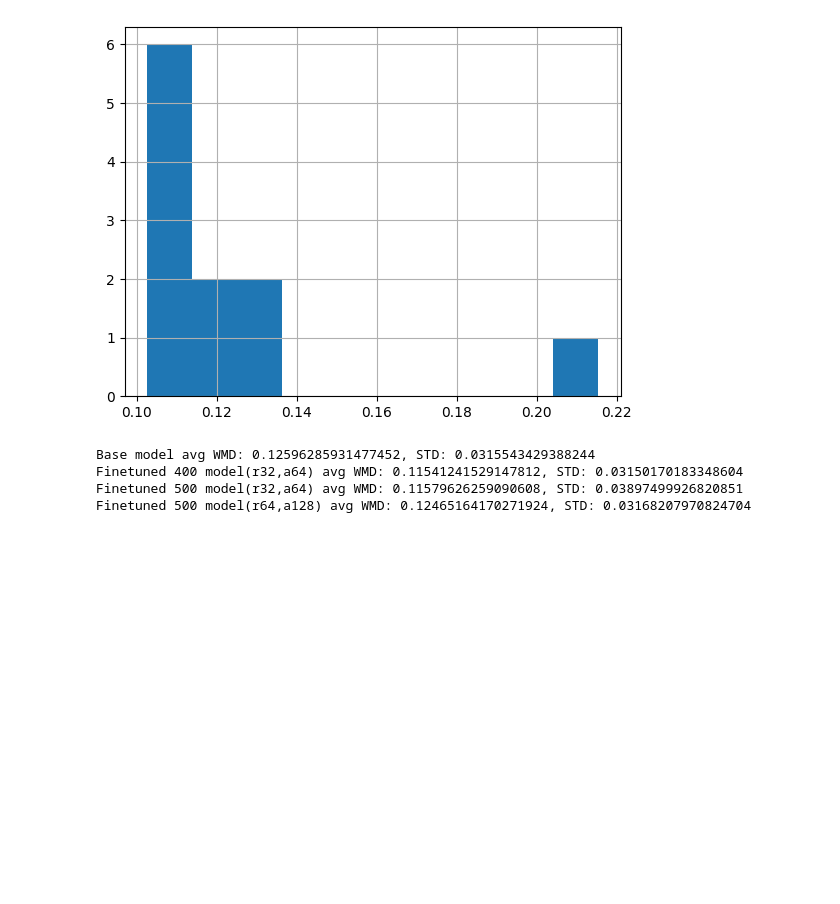
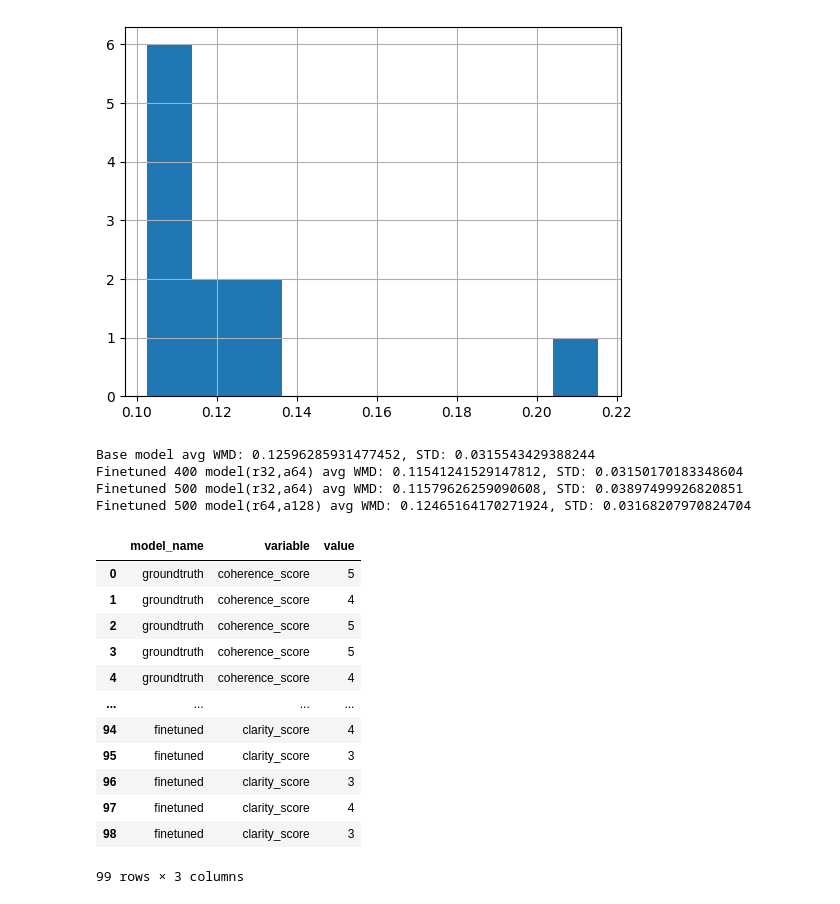
Before and after one commit to witold87/llm-bielik-ft-legal, a Jupyter notebook: src/llm-bielik-ft-fine-tuning-part-II.ipynb, the cells around one changed output. Cells and saved outputs as stored; diff of their text form; code cells hidden in the pictures; blank space fills up the shorter version.

```diff
--- a/src/llm-bielik-ft-fine-tuning-part-II.ipynb
+++ b/src/llm-bielik-ft-fine-tuning-part-II.ipynb
@@ -336,0 +379,4 @@ Finetuned 500 model(r64,a128) avg WMD: 0.12465164170271924, STD: 0.0316820797082
+# %%
+groundtruth_results['accuracy_score'] = groundtruth_results[metric_name].apply(get_score)
+baseline_model_results['accuracy_score'] = baseline_model_results[metric_name].apply(get_score)
+finetuned_model_results['accuracy_score'] = finetuned_model_results[metric_name].apply(get_score)
@@ -336,0 +398,17 @@ Finetuned 500 model(r64,a128) avg WMD: 0.12465164170271924, STD: 0.0316820797082
+# %%
+melted = pd.melt(merged, id_vars=['model_name'], value_vars=['coherence_score','accuracy_score', 'clarity_score'])
+melted
+# %% [output]
+|  | model_name | variable | value |
+| 0 | groundtruth | coherence_score | 5 |
+| 1 | groundtruth | coherence_score | 4 |
+| 2 | groundtruth | coherence_score | 5 |
+| 3 | groundtruth | coherence_score | 5 |
+| 4 | groundtruth | coherence_score | 4 |
+| ... | ... | ... | ... |
+| 94 | finetuned | clarity_score | 4 |
+| 95 | finetuned | clarity_score | 3 |
+| 96 | finetuned | clarity_score | 3 |
+| 97 | finetuned | clarity_score | 4 |
+| 98 | finetuned | clarity_score | 3 |
+99 rows × 3 columns
```
Also changed, not shown: parts of 17 cells of this notebook, 4 other files.
